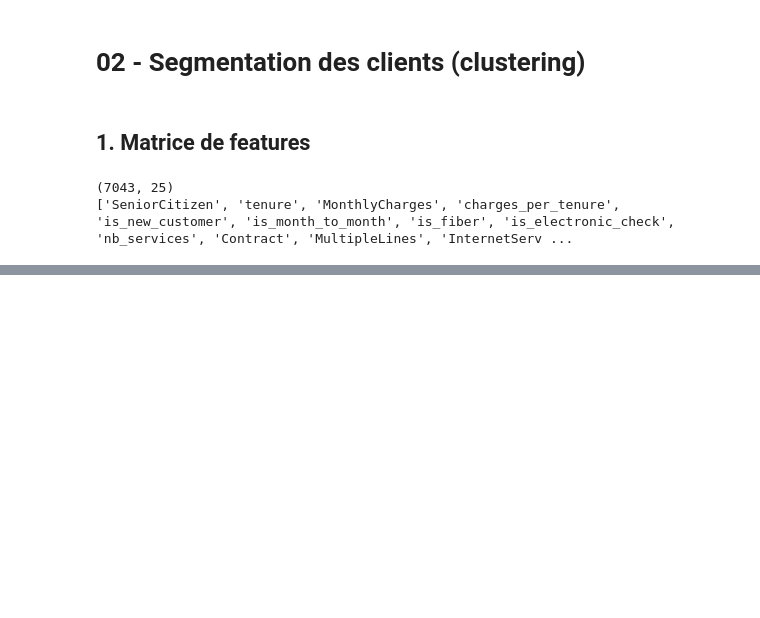
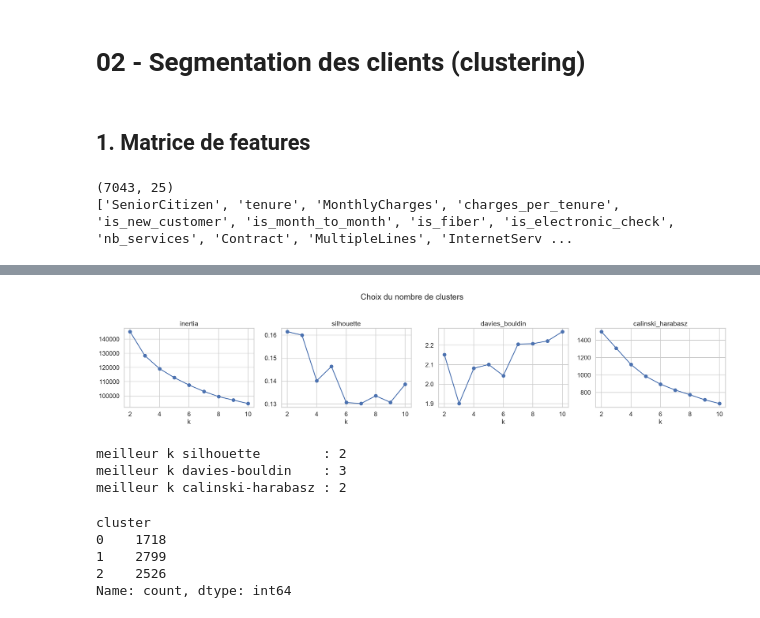
Before and after one commit to doughmi-ilyas/customer-churn-prediction, a Jupyter notebook: notebooks/02_clusters.ipynb, the cells around one changed output, grey strips where cells are left out. Drawn from its saved outputs; the diff is of its cells as text; code cells hidden in the pictures; blank space fills up the shorter version.

Commit message:
clustering: add section "K-Means : choix de k"

```diff
--- a/notebooks/02_clusters.ipynb
+++ b/notebooks/02_clusters.ipynb
@@ -54,0 +57,15 @@ print(CLUSTER_FEATURES)
+# %%
+rows = []
+for k in range(2, 11):
+    labels = KMeans(n_clusters=k, n_init=10, random_state=SEED).fit(X)
+    rows.append(
+        {
+            "k": k,
+            "inertia": labels.inertia_,
+            "silhouette": silhouette_score(X, labels.labels_),
+            "davies_bouldin": davies_bouldin_score(X, labels.labels_),
+            "calinski_harabasz": calinski_harabasz_score(X, labels.labels_),
+        }
+    )
+sweep = pd.DataFrame(rows).set_index("k")
+sweep.round(4)
@@ -54,0 +84,31 @@ print(CLUSTER_FEATURES)
+# %%
+fig, axes = plt.subplots(1, 4, figsize=(24, 5))
+for ax, col in zip(axes, sweep.columns):
+    ax.plot(sweep.index, sweep[col], marker="o")
+    ax.set_title(col)
+    ax.set_xlabel("k")
+fig.suptitle("Choix du nombre de clusters", y=1.04)
+fig.tight_layout()
+fig.savefig(f"{FIG_DIR}/10_elbow_silhouette_kmeans.png", dpi=110, bbox_inches="tight")
+plt.show()
+# %% [output]
+[figure, added]
+# %%
+print("meilleur k silhouette        :", sweep["silhouette"].idxmax())
+print("meilleur k davies-bouldin    :", sweep["davies_bouldin"].idxmin())
+print("meilleur k calinski-harabasz :", sweep["calinski_harabasz"].idxmax())
+# %% [output]
+meilleur k silhouette        : 2
+meilleur k davies-bouldin    : 3
+meilleur k calinski-harabasz : 2
+# %%
+K = 3
+kmeans = KMeans(n_clusters=K, n_init=10, random_state=SEED)
+df["cluster"] = kmeans.fit_predict(X)
+df["cluster"].value_counts().sort_index()
+# %% [output]
+cluster
+0    1718
+1    2799
+2    2526
+Name: count, dtype: int64
```
Also changed, not shown: parts of 2 cells of this notebook, 1 other file.
